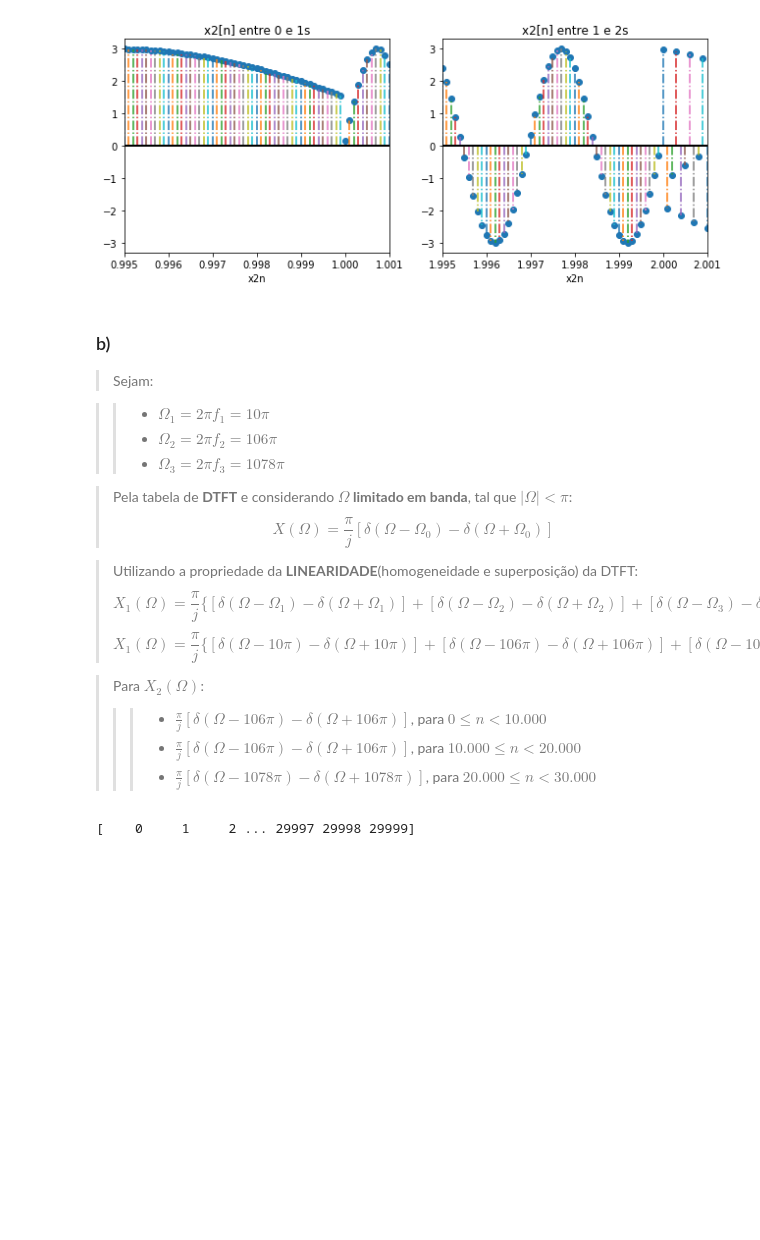
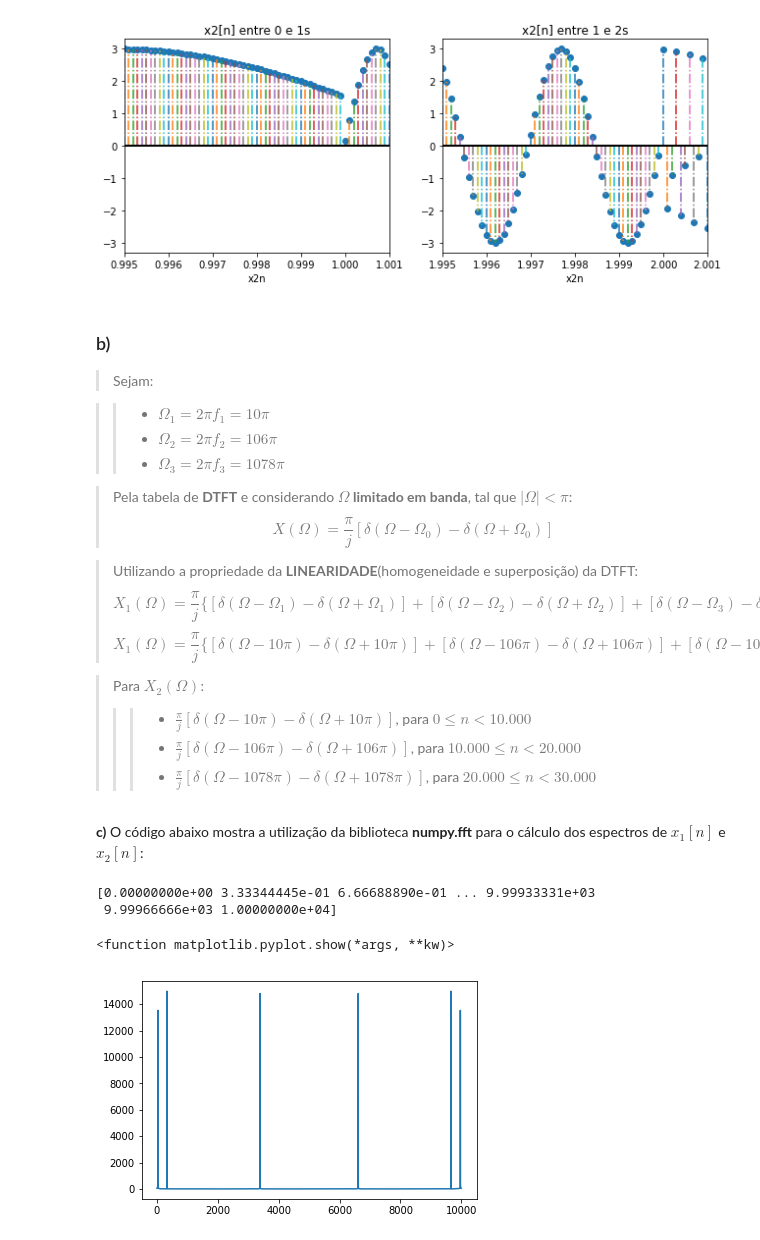
Before and after one commit to ecalasans/pds_-2, a Jupyter notebook: p2.ipynb, the cells around one changed output. Saved outputs shown, nothing was run; the diff lists cells and outputs as text; code cells hidden in the pictures; blank space fills up the shorter version.

```diff
--- a/p2.ipynb
+++ b/p2.ipynb
@@ -164,14 +164,26 @@ $$X_{1}(\Omega) = \frac{\pi}{j} \{[\delta (\Omega - \Omega_{1}) - \delta (\Omega
 $$X_{1}(\Omega) = \frac{\pi}{j} \{[\delta (\Omega - 10 \pi) - \delta (\Omega + 10 \pi)] + [\delta (\Omega - 106 \pi) - \delta (\Omega + 106 \pi)] + [\delta (\Omega - 1078 \pi) - \delta (\Omega + 1078 \pi)]\}$$
 
 >Para $X_{2}(\Omega)$:
->>>* $\frac{\pi}{j} [\delta (\Omega - 106 \pi) - \delta (\Omega + 106 \pi)]$, para $0 \leq n < 10.000$
+>>>* $\frac{\pi}{j} [\delta (\Omega - 10 \pi) - \delta (\Omega + 10 \pi)]$, para $0 \leq n < 10.000$
 >>>* $\frac{\pi}{j} [\delta (\Omega - 106 \pi) - \delta (\Omega + 106 \pi)]$, para $10.000 \leq n < 20.000$
 >>>* $\frac{\pi}{j} [\delta (\Omega - 1078 \pi) - \delta (\Omega + 1078 \pi)]$, para $20.000 \leq n < 30.000$
+# %% [markdown]
+<b>c)</b> O código abaixo mostra a utilização da biblioteca <b>numpy.fft</b> para o cálculo dos espectros de $x_{1}[n]$ e $x_{2}[n]$:
 # %%
 # Calcula o x1 para 3s
 x1_n = x1_t.make_wave(duration=3, start=0, framerate=FREQ_AMOSTRAGEM)
 
-# Monta o número de amostras k
-k = np.arange(len(x1_n))
+x1FFT = np.fft.fft(x1_n.ys)
+
+freq = np.linspace(0, 10000, len(x1FFT))
+print(freq)
+
+amplitude = np.abs(x1FFT)
+
+plt.plot(freq, amplitude)
+plt.show
 # %% [output]
-[    0     1     2 ... 29997 29998 29999]
+[0.00000000e+00 3.33344445e-01 6.66688890e-01 ... 9.99933331e+03
+ 9.99966666e+03 1.00000000e+04]
+<function matplotlib.pyplot.show(*args, **kw)>
+[figure, added]
```
Also changed, not shown: parts of 1 cell of this notebook.
